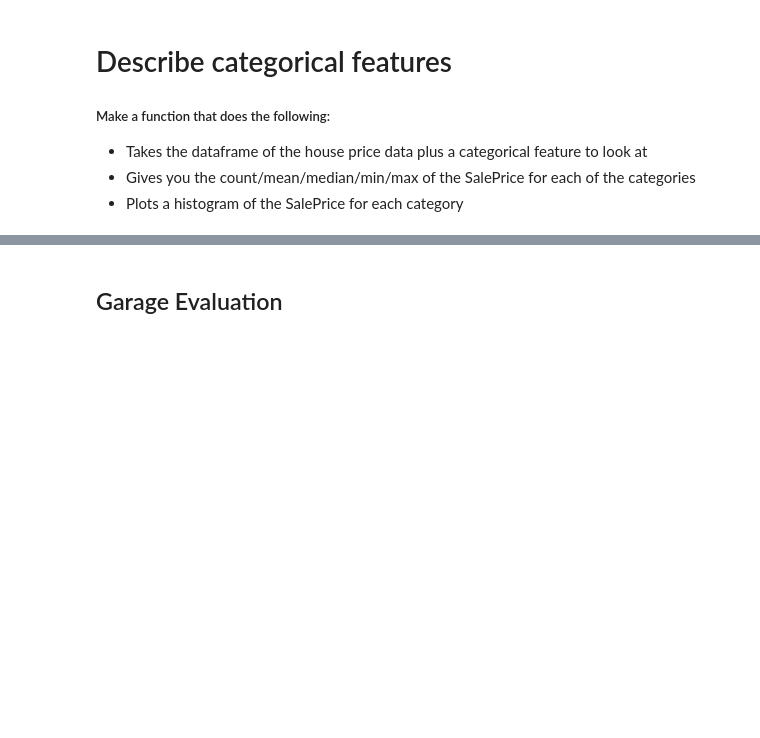
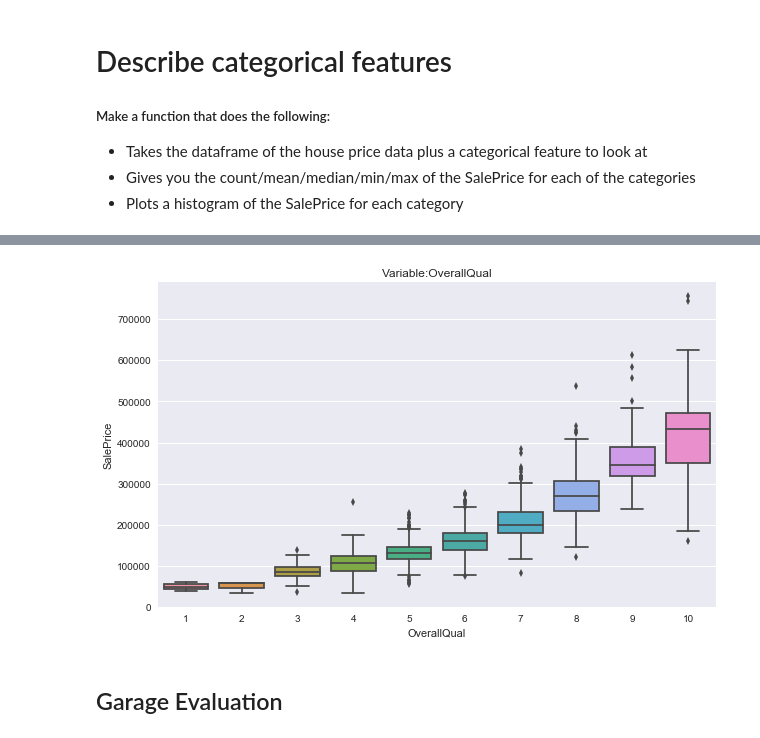
Before and after one commit to greenblattsharon/Machine-Learning-Project-House-Prices, a Jupyter notebook: ML_Final_EDA.ipynb, the cells around one changed output, grey strips where cells are left out. Saved outputs shown, nothing was run; the diff lists cells and outputs as text; code cells hidden in the pictures; blank space fills up the shorter version.

```diff
--- a/ML_Final_EDA.ipynb
+++ b/ML_Final_EDA.ipynb
@@ -253,3 +354,13 @@ year = [
+# %%
+def boxplot_categorical(data, col_split, col_depend):
+    data = pd.concat([df[col_depend], df[col_split]], axis=1)
+    plt.figure(figsize=(10, 6))
+    sn.boxplot(x=col_split, y=col_depend, data=df)
+    plt.title("Variable:"+col_split)
+
+boxplot_categorical(df, "OverallQual", "SalePrice")
+# %% [output]
+[figure, added]
 # %% [markdown]
 ## Garage Evaluation
 # %%
```
Also changed, not shown: parts of 37 cells of this notebook.
